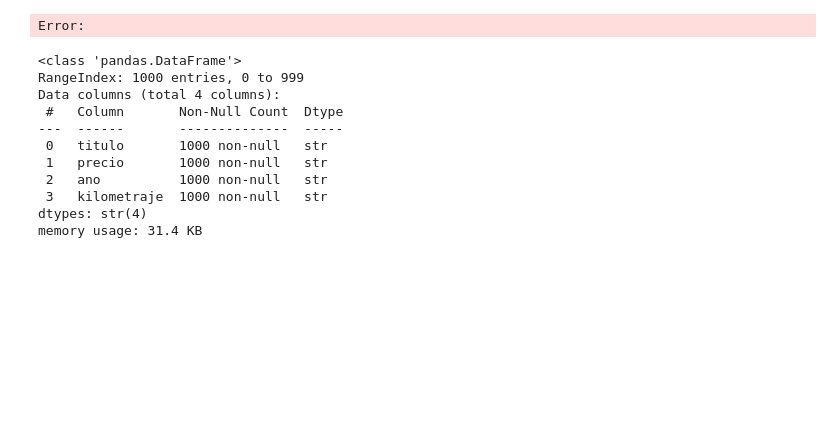
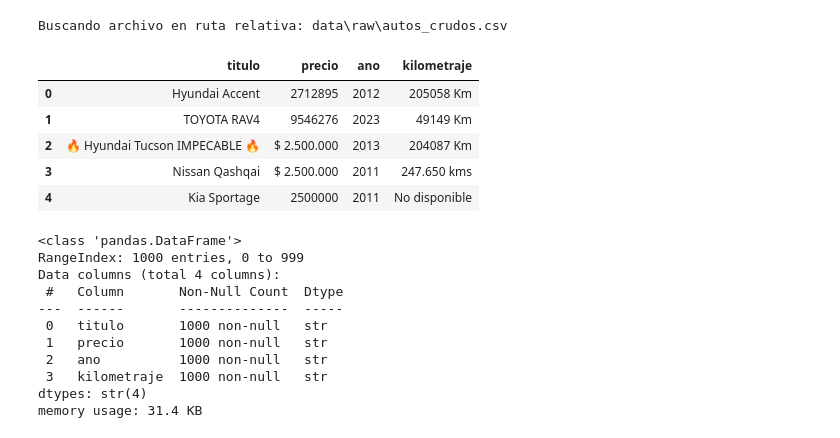
Before and after one commit to Scaques/Analisis-de-Valores-Automoviles-Proyecto-de-data-Science-, a Jupyter notebook: notebooks/1_limpieza.ipynb, the cells around one changed output. Saved outputs shown, nothing was run; the diff lists cells and outputs as text; code cells hidden in the pictures; blank space fills up the shorter version.

```diff
--- a/notebooks/1_limpieza.ipynb
+++ b/notebooks/1_limpieza.ipynb
@@ -1,31 +1,36 @@
 # %%
 import pandas as pd
 import numpy as np
 import matplotlib.pyplot as plt
-import matplotlib.ticker as ticker
 import seaborn as sns
 import os
+from pathlib import Path
 
-#Gráficos
-sns.set_theme(style="whitegrid")
-plt.rcParams['figure.figsize'] = [10, 6]
 
 directorio_notebook = Path(os.getcwd())
+
 
 if directorio_notebook.name == "notebooks":
     raiz_proyecto = directorio_notebook.parent
 else:
     raiz_proyecto = directorio_notebook
 
+# Construir la ruta al .csv de forma relativa
 ruta_csv = raiz_proyecto / "data" / "raw" / "autos_crudos.csv"
 
-print(f"Buscando archivo en ruta relativa limpia: {ruta_csv.relative_to(raiz_proyecto)}")
+print(f"Buscando archivo en ruta relativa: {ruta_csv.relative_to(raiz_proyecto)}")
 
+#Cargar el DataFrame
 df = pd.read_csv(ruta_csv)
-
 df.head()
 # %% [output]
-Error:
+Buscando archivo en ruta relativa: data\raw\autos_crudos.csv
+|  | titulo | precio | ano | kilometraje |
+| 0 | Hyundai Accent | 2712895 | 2012 | 205058 Km |
+| 1 | TOYOTA RAV4 | 9546276 | 2023 | 49149 Km |
+| 2 | 🔥 Hyundai Tucson IMPECABLE 🔥 | $ 2.500.000 | 2013 | 204087 Km |
+| 3 | Nissan Qashqai | $ 2.500.000 | 2011 | 247.650 kms |
+| 4 | Kia Sportage | 2500000 | 2011 | No disponible |
 # %%
 df.info()
 # %% [output]
```
Also changed, not shown: parts of 3 cells of this notebook.
